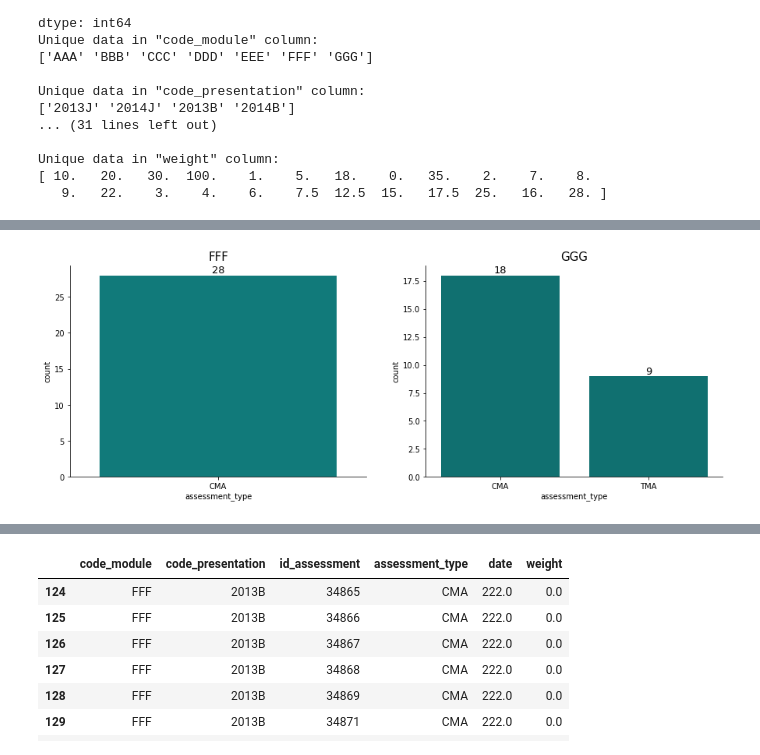
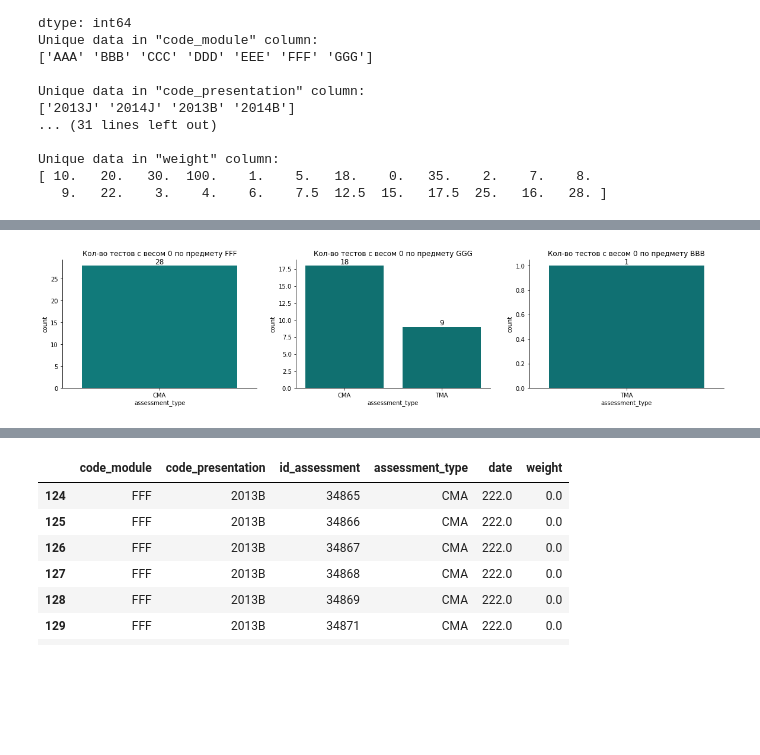
Before and after one commit to RiMGiR/EDA_Project, a Jupyter notebook: First_project.ipynb, the cells around one changed output, grey strips where cells are left out. Drawn from its saved outputs; the diff is of its cells as text; code cells hidden in the pictures; blank space fills up the shorter version.

```diff
--- a/First_project.ipynb
+++ b/First_project.ipynb
@@ -256,7 +299,7 @@ for i, j, k in zip(modul, axes.flatten(), colors):
 
     sns.countplot(data = assessment.query('code_module == @subject'), x = 'weight', color = k, ax = j)
 
-    j.set_title(subject, fontsize = 10)
+    j.set_title('Распределение weigh за все семестры по предмету ' + subject, fontsize = 10)
     j.bar_label(j.containers[0], fontsize = 10)
 
 fig.delaxes(axes[2][1])
@@ -276,23 +310,23 @@ plt.show()
 # %%
 #построение графика распределения 0 значений по предметам GGG, FFF
 
-modul = ['FFF', 'GGG']
-colors = ['#008B8B', '#008080']
+modul = ['FFF', 'GGG', 'BBB']
+colors = ['#008B8B', '#008080', '#008082']
 
-fig, axes = plt.subplots(nrows = 1, ncols = 2, figsize = (15,5))
+fig, axes = plt.subplots(nrows = 1, ncols = 3, figsize = (20,4))
 
 
 for i, j, k in zip(modul, axes.flatten(), colors):
     plt.rcParams['axes.spines.top'] = False # remove  frame's top line
     plt.rcParams['axes.spines.right'] = False # remove  frame's right line
 
     subject = i
 
     sns.countplot(data = assessment.query('code_module == @subject & weight == 0'), x = 'assessment_type', color = k, ax = j)
-    j.bar_label(j.containers[0], fontsize = 13)
-    j.set_title(subject, fontsize = 15)
+    j.bar_label(j.containers[0], fontsize = 12)
+    j.set_title('Кол-во тестов с весом 0 по предмету ' + subject, fontsize = 12)
 
 
 plt.show()
 # %% [output]
-[figure, old version]
+[figure, new version]
```
Also changed, not shown: parts of 108 cells of this notebook.
